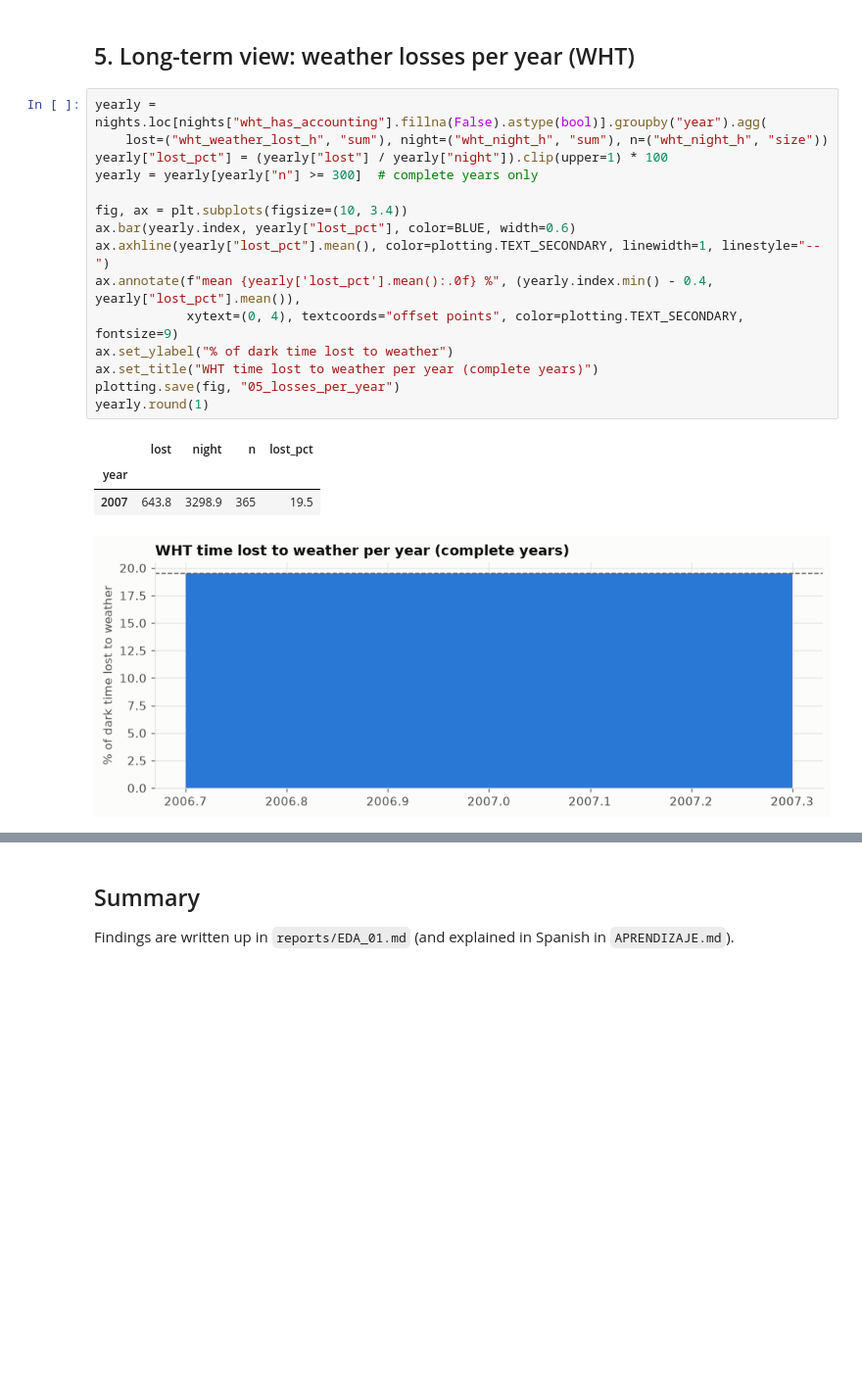
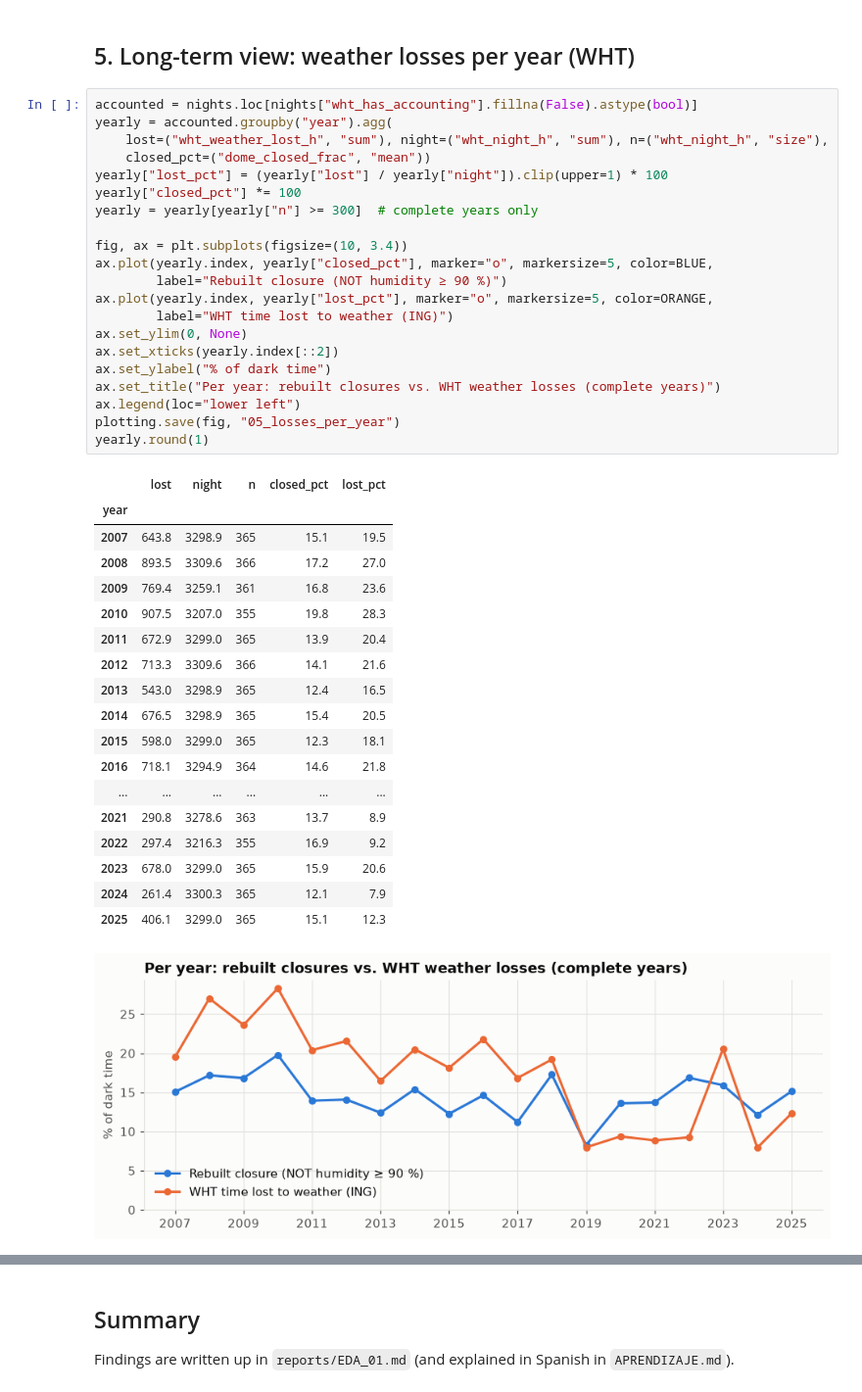
Before and after one commit to saimonx/roque-model, a Jupyter notebook: notebooks/01_eda.ipynb, the cells around one changed output, grey strips where cells are left out. Shown at 98% size. Saved outputs shown, nothing was run; the diff lists cells and outputs as text; blank space fills up the shorter version.

```diff
--- a/notebooks/01_eda.ipynb
+++ b/notebooks/01_eda.ipynb
@@ -223,22 +223,43 @@ pd.DataFrame({
 # %% [markdown]
 ## 5. Long-term view: weather losses per year (WHT)
 # %%
-yearly = nights.loc[nights["wht_has_accounting"].fillna(False).astype(bool)].groupby("year").agg(
-    lost=("wht_weather_lost_h", "sum"), night=("wht_night_h", "sum"), n=("wht_night_h", "size"))
+accounted = nights.loc[nights["wht_has_accounting"].fillna(False).astype(bool)]
+yearly = accounted.groupby("year").agg(
+    lost=("wht_weather_lost_h", "sum"), night=("wht_night_h", "sum"), n=("wht_night_h", "size"),
+    closed_pct=("dome_closed_frac", "mean"))
 yearly["lost_pct"] = (yearly["lost"] / yearly["night"]).clip(upper=1) * 100
+yearly["closed_pct"] *= 100
 yearly = yearly[yearly["n"] >= 300]  # complete years only
 
 fig, ax = plt.subplots(figsize=(10, 3.4))
-ax.bar(yearly.index, yearly["lost_pct"], color=BLUE, width=0.6)
-ax.axhline(yearly["lost_pct"].mean(), color=plotting.TEXT_SECONDARY, linewidth=1, linestyle="--")
-ax.annotate(f"mean {yearly['lost_pct'].mean():.0f} %", (yearly.index.min() - 0.4, yearly["lost_pct"].mean()),
-            xytext=(0, 4), textcoords="offset points", color=plotting.TEXT_SECONDARY, fontsize=9)
-ax.set_ylabel("% of dark time lost to weather")
-ax.set_title("WHT time lost to weather per year (complete years)")
+ax.plot(yearly.index, yearly["closed_pct"], marker="o", markersize=5, color=BLUE,
+        label="Rebuilt closure (NOT humidity ≥ 90 %)")
+ax.plot(yearly.index, yearly["lost_pct"], marker="o", markersize=5, color=ORANGE,
+        label="WHT time lost to weather (ING)")
+ax.set_ylim(0, None)
+ax.set_xticks(yearly.index[::2])
+ax.set_ylabel("% of dark time")
+ax.set_title("Per year: rebuilt closures vs. WHT weather losses (complete years)")
+ax.legend(loc="lower left")
 plotting.save(fig, "05_losses_per_year")
 yearly.round(1)
 # %% [output]
-|  | lost | night | n | lost_pct |
-| year |  |  |  |  |
-| 2007 | 643.8 | 3298.9 | 365 | 19.5 |
+|  | lost | night | n | closed_pct | lost_pct |
+| year |  |  |  |  |  |
+| 2007 | 643.8 | 3298.9 | 365 | 15.1 | 19.5 |
+| 2008 | 893.5 | 3309.6 | 366 | 17.2 | 27.0 |
+| 2009 | 769.4 | 3259.1 | 361 | 16.8 | 23.6 |
+| 2010 | 907.5 | 3207.0 | 355 | 19.8 | 28.3 |
+| 2011 | 672.9 | 3299.0 | 365 | 13.9 | 20.4 |
+| 2012 | 713.3 | 3309.6 | 366 | 14.1 | 21.6 |
+| 2013 | 543.0 | 3298.9 | 365 | 12.4 | 16.5 |
+| 2014 | 676.5 | 3298.9 | 365 | 15.4 | 20.5 |
+| 2015 | 598.0 | 3299.0 | 365 | 12.3 | 18.1 |
+| 2016 | 718.1 | 3294.9 | 364 | 14.6 | 21.8 |
+| ... | ... | ... | ... | ... | ... |
+| 2021 | 290.8 | 3278.6 | 363 | 13.7 | 8.9 |
+| 2022 | 297.4 | 3216.3 | 355 | 16.9 | 9.2 |
+| 2023 | 678.0 | 3299.0 | 365 | 15.9 | 20.6 |
+| 2024 | 261.4 | 3300.3 | 365 | 12.1 | 7.9 |
+| 2025 | 406.1 | 3299.0 | 365 | 15.1 | 12.3 |
-[figure, old version]
+[figure, new version]
```
Also changed, not shown: parts of 10 cells of this notebook, 7 other files.
